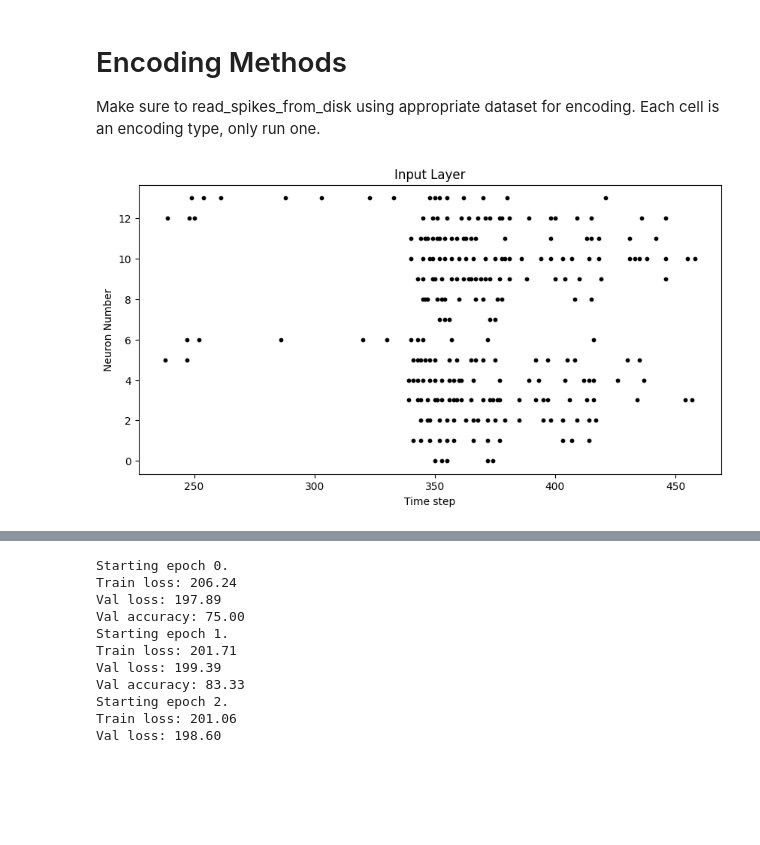
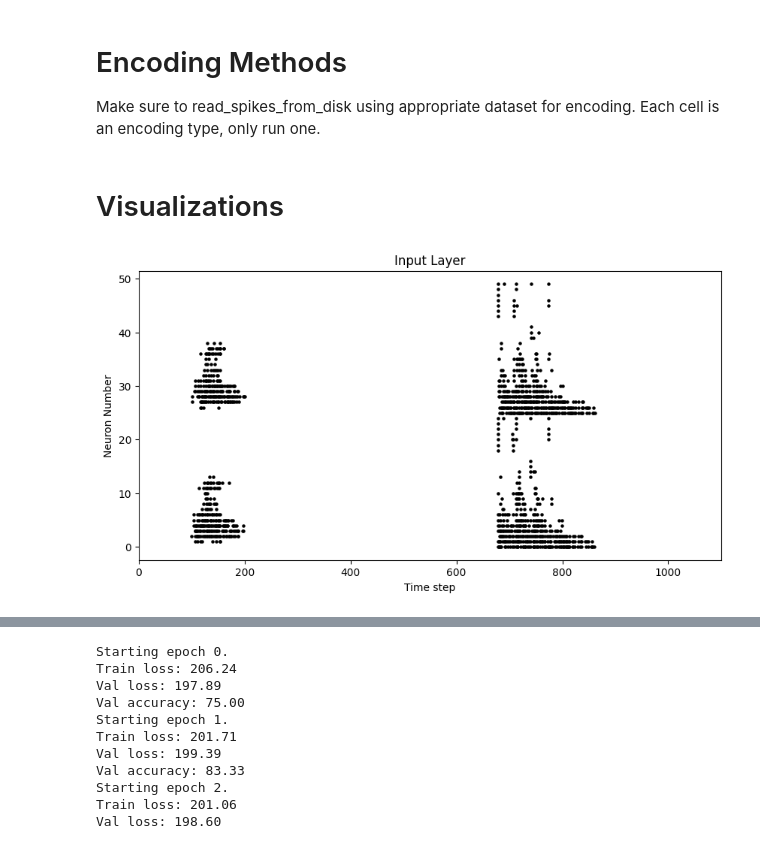
Before and after one commit to khood5/MLAudio, a Jupyter notebook: shotspotter/snn-torch/playground.ipynb, the cells around one changed output, grey strips where cells are left out. Drawn from its saved outputs; the diff is of its cells as text; code cells hidden in the pictures; blank space fills up the shorter version.

```diff
--- a/shotspotter/snn-torch/playground.ipynb
+++ b/shotspotter/snn-torch/playground.ipynb
@@ -38,7 +38,7 @@ Each cell is an encoding type, only run one.
 # for now let's take the output from snn/make_dataset.py
 # it generates a DWT spectrogram matrix that is normalized to 0-1
 
-training_data, training_labels, training_gunshot_data, validation_data, validation_labels, validation_gunshot_data, validation_filenames, test_data, test_labels = read_spikes_from_disk('../snn/data/1200-dwt.npz')
+training_data, training_labels, training_gunshot_data, validation_data, validation_labels, validation_gunshot_data, validation_filenames, test_data, test_labels = read_spikes_from_disk('../snn/data/1200-spec-nr.npz')
 # %%
 # S2S ENCODING
 # temporary function just to convert data from s2s format from make_data.py to snntorch format
@@ -60,7 +60,7 @@ dm_val_data = parse_s2s(validation_data)
 ### DELTA MOD - 1 POSITIVE AND 1 NEGATIVE CHANNEL PER FREQ BAND
 # input is shape time x batch x channels (from spectrogram or dwt spec)
 def posneg_delta(raw_spec_data):
-    delta = spikegen.delta(raw_spec_data, threshold=0.005, off_spike=True)
+    delta = spikegen.delta(raw_spec_data, threshold=0.001, off_spike=True)
 
     new_data = torch.zeros(delta.shape[0], delta.shape[1], delta.shape[2]*2) # 2 channels for each freq channel
     for i in range(delta.shape[1]): # for each sample
@@ -87,9 +87,9 @@ test_data = torch.tensor(test_data)
 test_data = test_data.permute(2, 0, 1)
 test_data = posneg_delta(test_data)
 
-# write to disk for training
-metadata = ['dm-threshold: 0.005']
-write_spikes_to_disk('./data/1200-pndm.npz', metadata, training_data, training_labels, training_gunshot_data,
+#write to disk for training
+metadata = ['dm-threshold: 0.001', 'mode: spec', 'format: snntorch']
+write_spikes_to_disk('./data/1200-spec-pndm.npz', metadata, training_data, training_labels, training_gunshot_data,
     val_data, validation_labels, validation_gunshot_data, validation_filenames, test_data, test_labels)
 # %%
 # DELTA MOD - POSITIVE CHANNEL ONLY
@@ -106,15 +106,20 @@ val_data = val_data.permute(2, 0, 1)
 
 # note: delta expects shape (timestep, batch, neuron), also used for input to snn
 dm_val_data = spikegen.delta(val_data, threshold=0.0075)
+# %% [markdown]
+# Visualizations
 # %%
 # visualize one sample raster
+INDEX = 71
 fig = plt.figure(facecolor="w", figsize=(10, 5))
 ax = fig.add_subplot(111)
-splt.raster(training_data[:, 32, :], ax, s=10, c="black")
+splt.raster(training_data[:, INDEX, :], ax, s=5, c="black")
+
 
 plt.title("Input Layer")
 plt.xlabel("Time step")
+plt.xlim(0, 1100)
 plt.ylabel("Neuron Number")
 plt.show()
 # %% [output]
-[figure, old version]
+[figure, new version]
```
Also changed, not shown: parts of 1 cell of this notebook, 1 other file.
